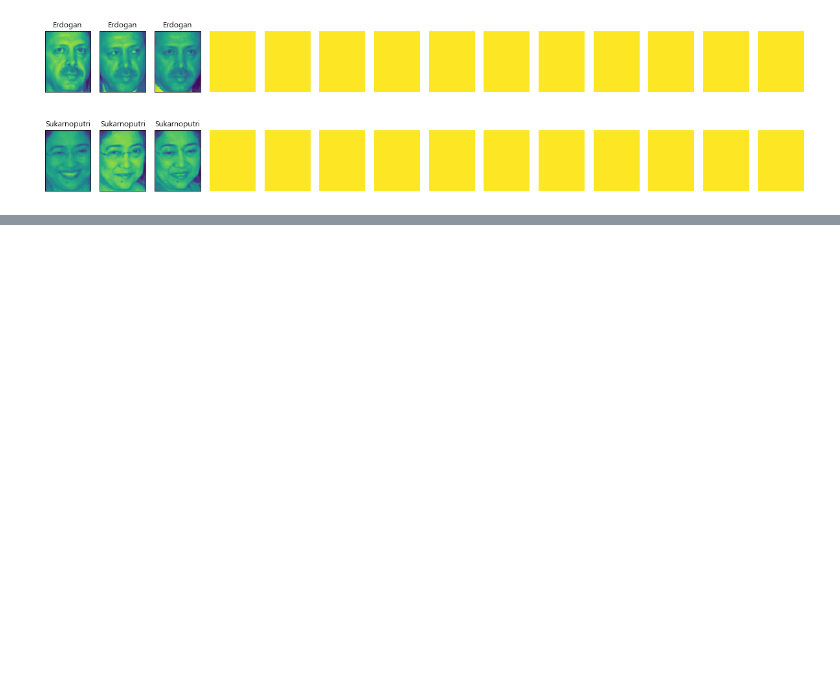
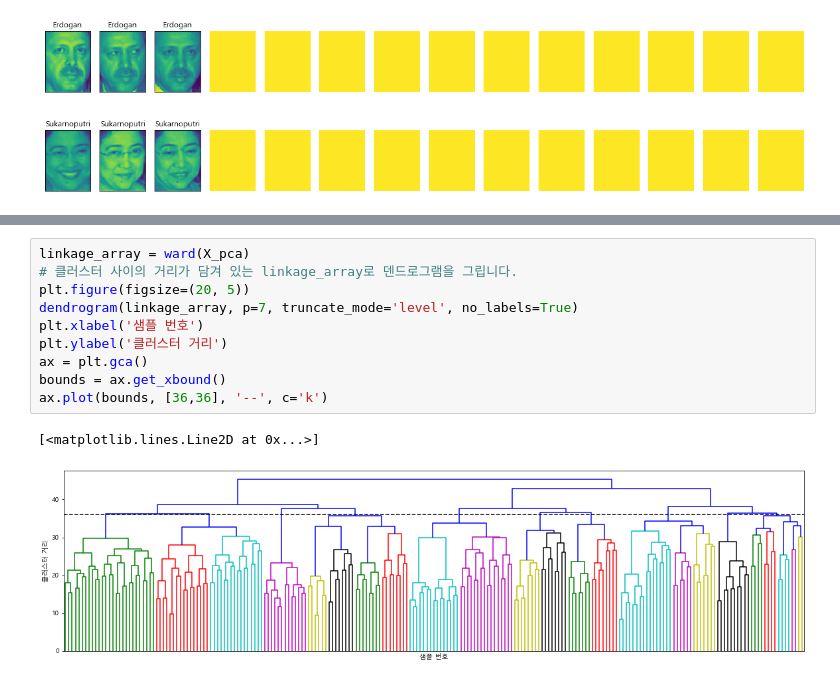
Before and after one commit to to9693/TIL, a Jupyter notebook: 파이썬 라이브러리를 활용한 머신러닝/3.5 군집.ipynb, the cells around one changed output, grey strips where cells are left out. Cells and saved outputs as stored; diff of their text form; blank space fills up the shorter version.

```diff
--- a/파이썬 라이브러리를 활용한 머신러닝/3.5 군집.ipynb
+++ b/파이썬 라이브러리를 활용한 머신러닝/3.5 군집.ipynb
@@ -549,0 +573,13 @@ NameError: name 'n_clusters' is not defined
+# %%
+linkage_array = ward(X_pca)
+# 클러스터 사이의 거리가 담겨 있는 linkage_array로 덴드로그램을 그립니다.
+plt.figure(figsize=(20, 5))
+dendrogram(linkage_array, p=7, truncate_mode='level', no_labels=True)
+plt.xlabel('샘플 번호')
+plt.ylabel('클러스터 거리')
+ax = plt.gca()
+bounds = ax.get_xbound()
+ax.plot(bounds, [36,36], '--', c='k')
+# %% [output]
+[<matplotlib.lines.Line2D at 0x...>]
+[figure, added]
```
Also changed, not shown: parts of 13 cells of this notebook, 4 other files.
